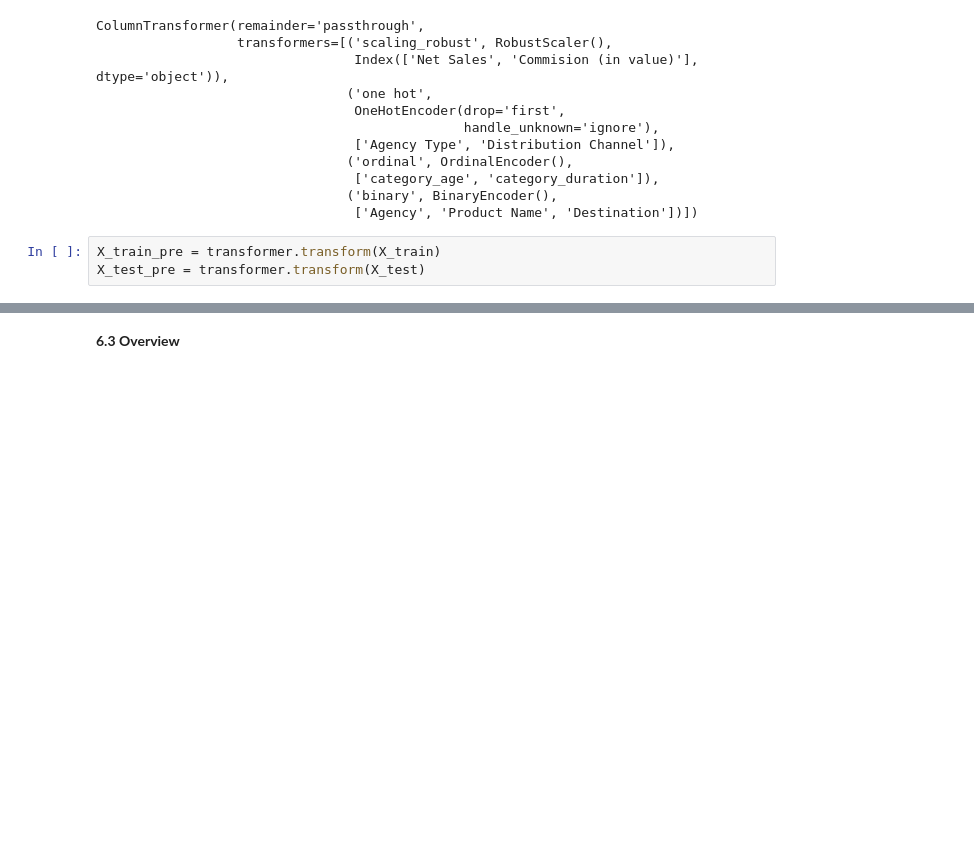
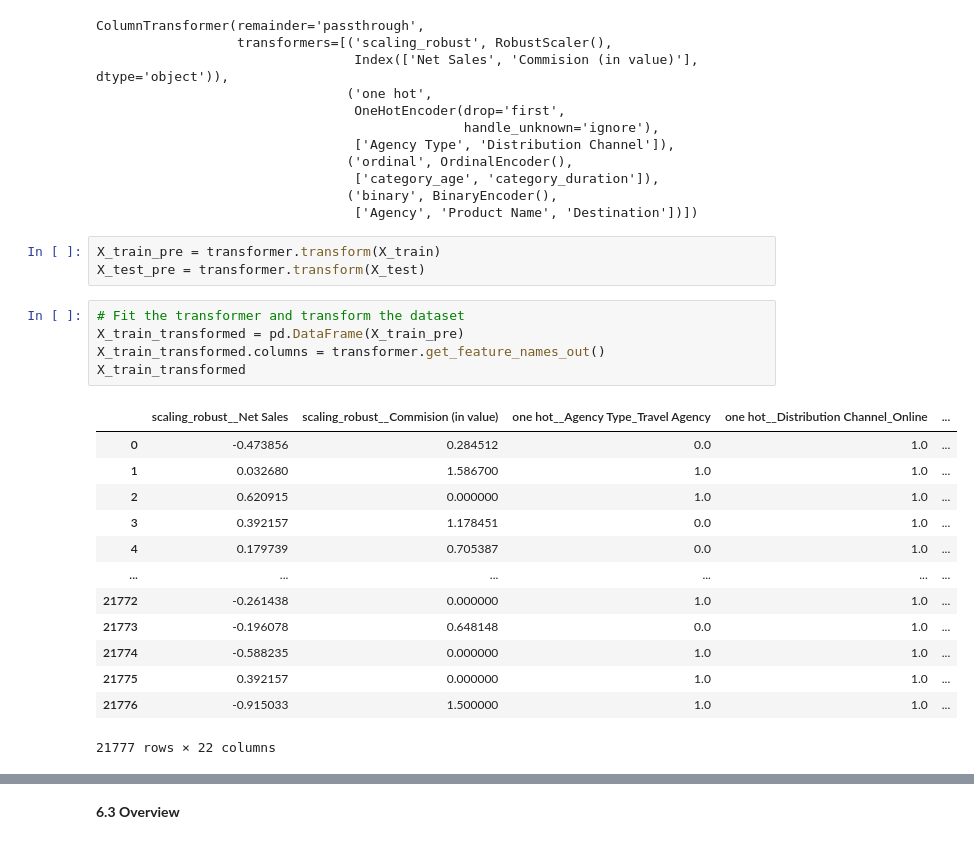
Before and after one commit to Faizism/travel_insurance, a Jupyter notebook: notebooks/1.0-bdp-inital-notebook.ipynb, the cells around one changed output, grey strips where cells are left out. Drawn from its saved outputs; the diff is of its cells as text; blank space fills up the shorter version.

```diff
--- a/notebooks/1.0-bdp-inital-notebook.ipynb
+++ b/notebooks/1.0-bdp-inital-notebook.ipynb
@@ -696,3 +724,22 @@ ColumnTransformer(remainder='passthrough',
 # %%
 X_train_pre = transformer.transform(X_train)
 X_test_pre = transformer.transform(X_test)
+# %%
+# Fit the transformer and transform the dataset
+X_train_transformed = pd.DataFrame(X_train_pre)
+X_train_transformed.columns = transformer.get_feature_names_out()
+X_train_transformed
+# %% [output]
+|  | scaling_robust__Net Sales | scaling_robust__Commision (in value) | one hot__Agency Type_Travel Agency | one hot__Distribution Channel_Online | ... |
+| 0 | -0.473856 | 0.284512 | 0.0 | 1.0 | ... |
+| 1 | 0.032680 | 1.586700 | 1.0 | 1.0 | ... |
+| 2 | 0.620915 | 0.000000 | 1.0 | 1.0 | ... |
+| 3 | 0.392157 | 1.178451 | 0.0 | 1.0 | ... |
+| 4 | 0.179739 | 0.705387 | 0.0 | 1.0 | ... |
+| ... | ... | ... | ... | ... | ... |
+| 21772 | -0.261438 | 0.000000 | 1.0 | 1.0 | ... |
+| 21773 | -0.196078 | 0.648148 | 0.0 | 1.0 | ... |
+| 21774 | -0.588235 | 0.000000 | 1.0 | 1.0 | ... |
+| 21775 | 0.392157 | 0.000000 | 1.0 | 1.0 | ... |
+| 21776 | -0.915033 | 1.500000 | 1.0 | 1.0 | ... |
+21777 rows × 22 columns
```
Also changed, not shown: parts of 4 cells of this notebook.
